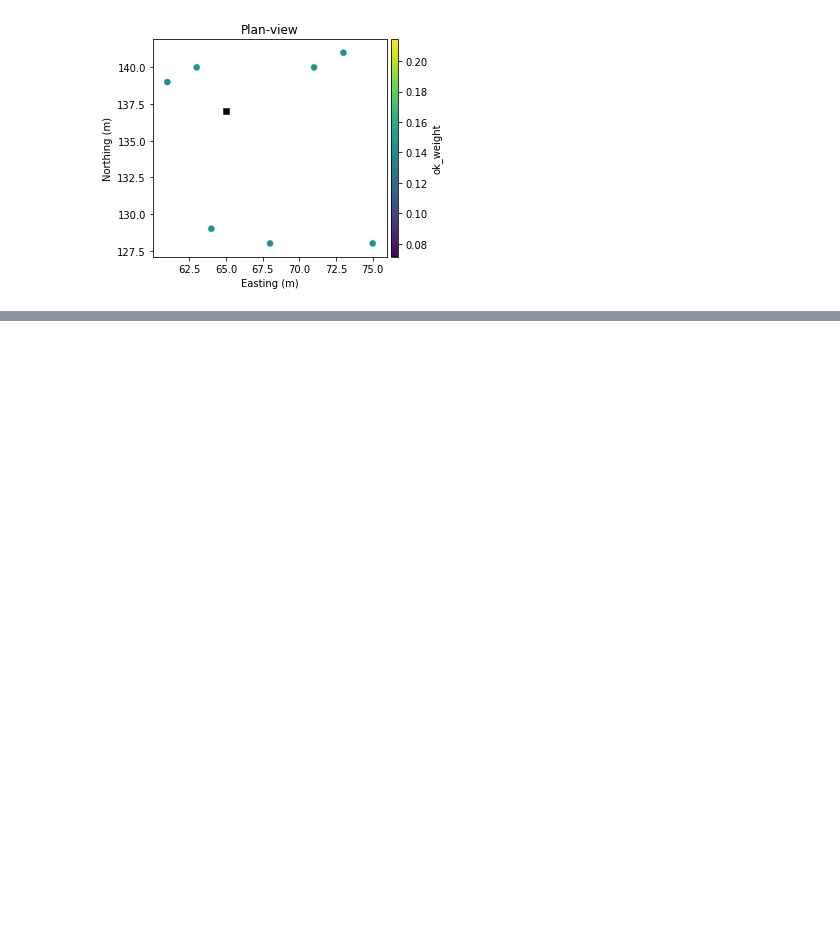
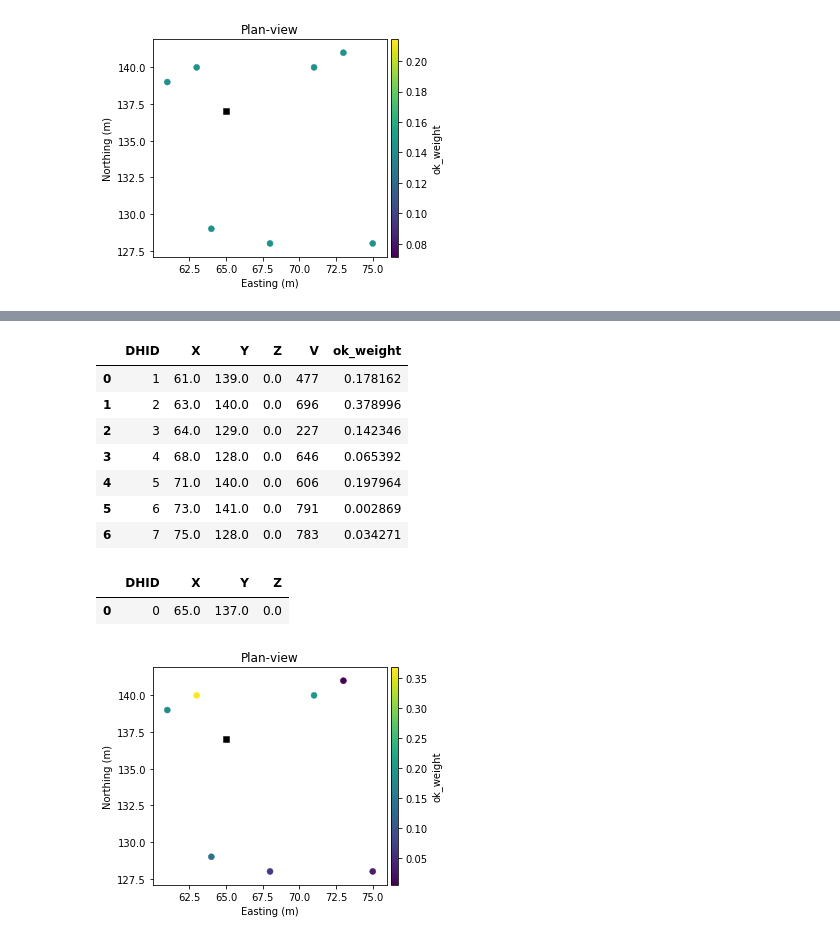
Before and after one commit to MHadavand/Lessons, a Jupyter notebook: Geostat/OK_Example.ipynb, the cells around one changed output, grey strips where cells are left out. Drawn from its saved outputs; the diff is of its cells as text; code cells hidden in the pictures; blank space fills up the shorter version.

```diff
--- a/Geostat/OK_Example.ipynb
+++ b/Geostat/OK_Example.ipynb
@@ -409,0 +455,19 @@ location
+# %%
+weights_2xrange = data.copy()
+weights_2xrange["ok_weight"] = ok_est_2xrange.get_cumulative_weights()
+display(weights_2xrange)
+fig, ax, cax = weights_2xrange.sectionplot(var="ok_weight")
+location.sectionplot_draw(ax, "k", marker="s")
+location
+# %% [output]
+|  | DHID | X | Y | Z | V | ok_weight |
+| 0 | 1 | 61.0 | 139.0 | 0.0 | 477 | 0.178162 |
+| 1 | 2 | 63.0 | 140.0 | 0.0 | 696 | 0.378996 |
+| 2 | 3 | 64.0 | 129.0 | 0.0 | 227 | 0.142346 |
+| 3 | 4 | 68.0 | 128.0 | 0.0 | 646 | 0.065392 |
+| 4 | 5 | 71.0 | 140.0 | 0.0 | 606 | 0.197964 |
+| 5 | 6 | 73.0 | 141.0 | 0.0 | 791 | 0.002869 |
+| 6 | 7 | 75.0 | 128.0 | 0.0 | 783 | 0.034271 |
+|  | DHID | X | Y | Z |
+| 0 | 0 | 65.0 | 137.0 | 0.0 |
+[figure, added]
```
Also changed, not shown: parts of 7 cells of this notebook.
